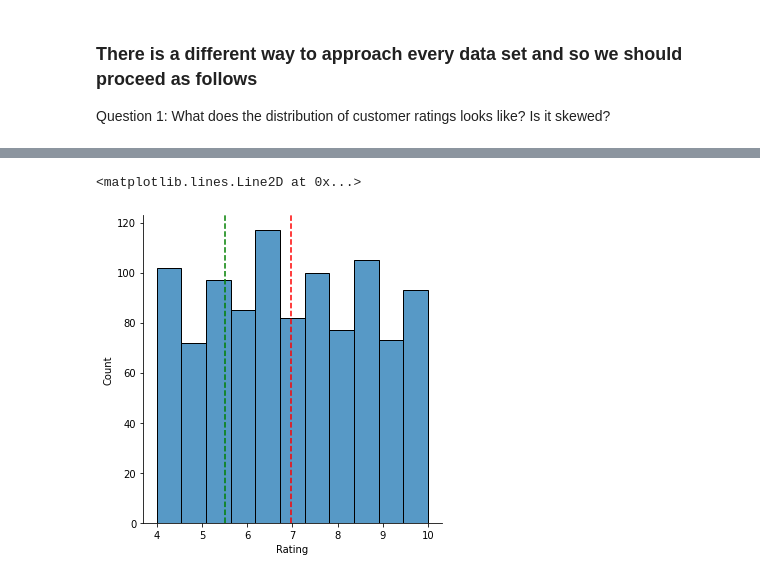
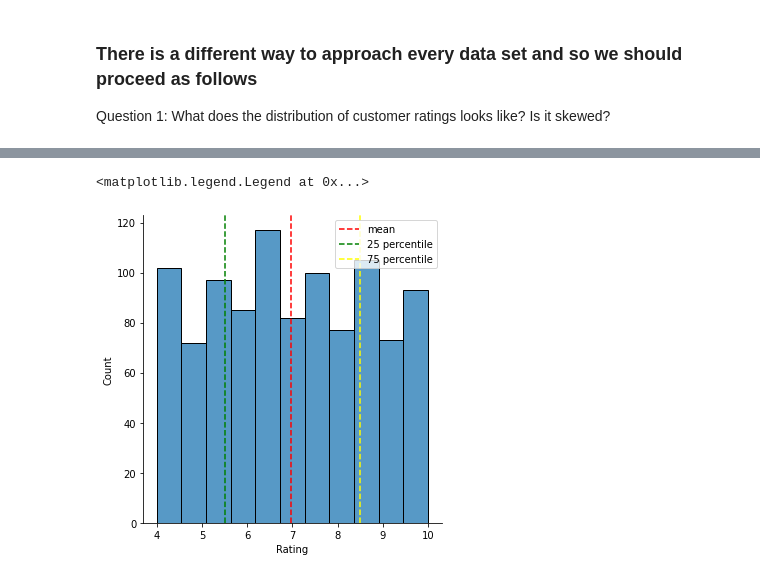
Before and after one commit to abhinavmehra4/EDA-Project-1, a Jupyter notebook: Project.ipynb, the cells around one changed output, grey strips where cells are left out. Saved outputs shown, nothing was run; the diff lists cells and outputs as text; code cells hidden in the pictures.

```diff
--- a/Project.ipynb
+++ b/Project.ipynb
@@ -193,11 +197,13 @@ sns.displot(df['Rating'])
 # %%
 #in the same plot, we can even plot the mean as well.
 %matplotlib inline
 sns.displot(df['Rating'])
-plt.axvline(x=np.mean(df['Rating']),c='red',ls='--')
+plt.axvline(x=np.mean(df['Rating']),c='red',ls='--',label='mean')
 #axvline indicates that the line drawn will be vertical
 #we set the color as well as line
-plt.axvline(x=np.percentile(df['Rating'],25),c='green',ls="--") #25 percentile/ lower quartile
+plt.axvline(x=np.percentile(df['Rating'],25),c='green',ls="--",label='25 percentile') #25 percentile/ lower quartile
+plt.axvline(x=np.percentile(df['Rating'],75),c='yellow',ls="--",label='75 percentile')
+plt.legend()
 # %% [output]
-<matplotlib.lines.Line2D at 0x...>
+<matplotlib.legend.Legend at 0x...>
-[figure, old version]
+[figure, new version]
```
Also changed, not shown: parts of 23 cells of this notebook.
